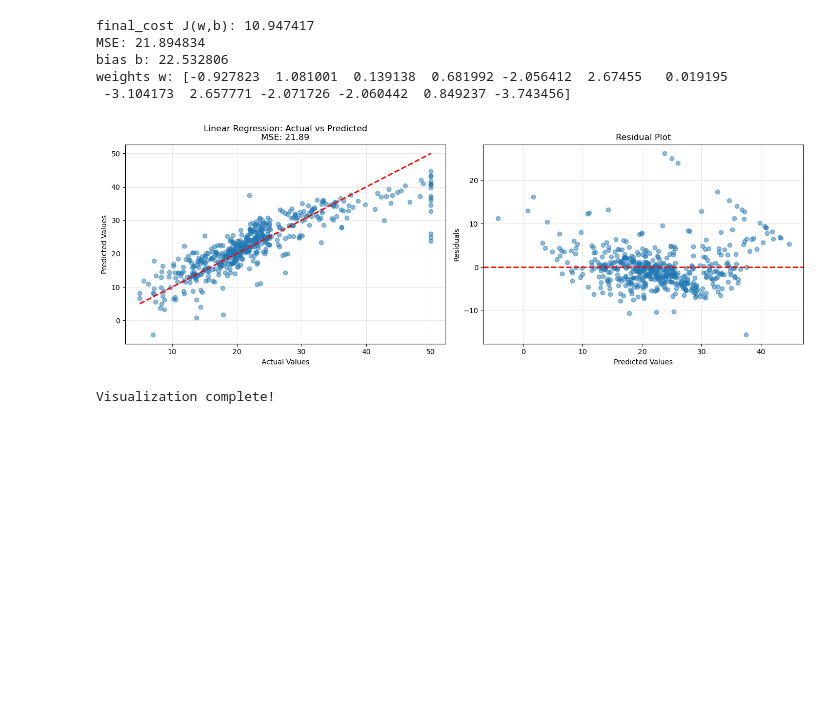
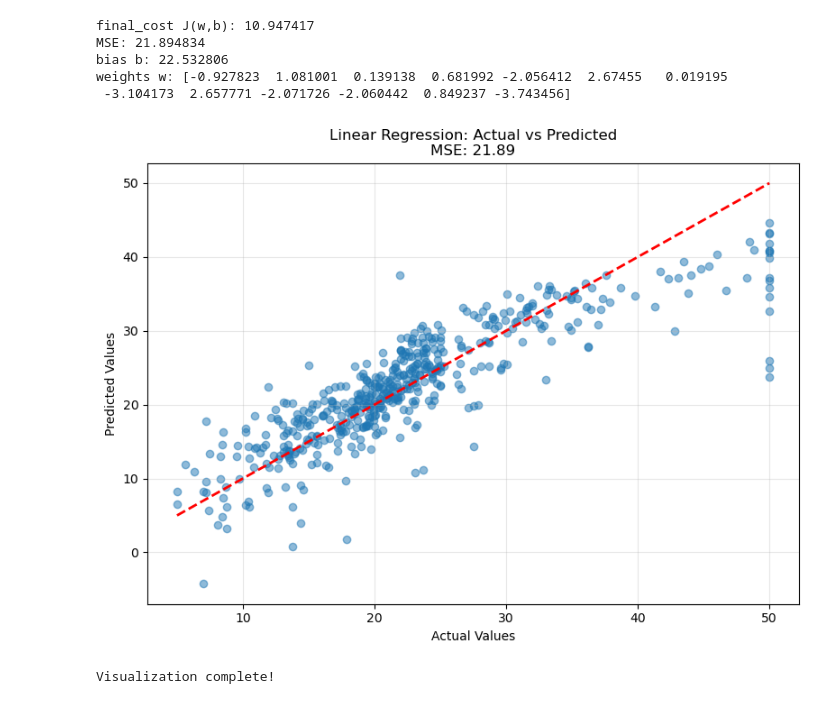
Before and after one commit to sooryas1233213/Cryptonite-RTP-Soorya, a Jupyter notebook: linear_regression_simple.ipynb, the cells around one changed output. Drawn from its saved outputs; the diff is of its cells as text; code cells hidden in the pictures; blank space fills up the shorter version.

```diff
--- a/linear_regression_simple.ipynb
+++ b/linear_regression_simple.ipynb
@@ -90,31 +90,22 @@ weights w: [-0.927823  1.081001  0.139138  0.681992 -2.056412  2.67455   0.01919
 # %%
 import matplotlib.pyplot as plt
 
 # Visualization
-fig, axes = plt.subplots(1, 2, figsize=(14, 5))
+plt.figure(figsize=(8, 6))
 
-# Plot 1: Actual vs Predicted
-axes[0].scatter(y, y_pred, alpha=0.5)
-axes[0].plot([y.min(), y.max()], [y.min(), y.max()], 'r--', lw=2)
-axes[0].set_xlabel('Actual Values')
-axes[0].set_ylabel('Predicted Values')
-axes[0].set_title(f'Linear Regression: Actual vs Predicted\nMSE: {mse:.2f}')
-axes[0].grid(True, alpha=0.3)
-
-# Plot 2: Residuals
-residuals = y - y_pred
-axes[1].scatter(y_pred, residuals, alpha=0.5)
-axes[1].axhline(y=0, color='r', linestyle='--', lw=2)
-axes[1].set_xlabel('Predicted Values')
-axes[1].set_ylabel('Residuals')
-axes[1].set_title('Residual Plot')
-axes[1].grid(True, alpha=0.3)
+# Actual vs Predicted
+plt.scatter(y, y_pred, alpha=0.5)
+plt.plot([y.min(), y.max()], [y.min(), y.max()], 'r--', lw=2)
+plt.xlabel('Actual Values')
+plt.ylabel('Predicted Values')
+plt.title(f'Linear Regression: Actual vs Predicted\nMSE: {mse:.2f}')
+plt.grid(True, alpha=0.3)
 
 plt.tight_layout()
 plt.savefig('linear_regression_results.png', dpi=150, bbox_inches='tight')
 plt.show()
 
 print("\nVisualization complete!")
 # %% [output]
-[figure, old version]
+[figure, new version]
 Visualization complete!
```
Also changed, not shown: 1 other file.
